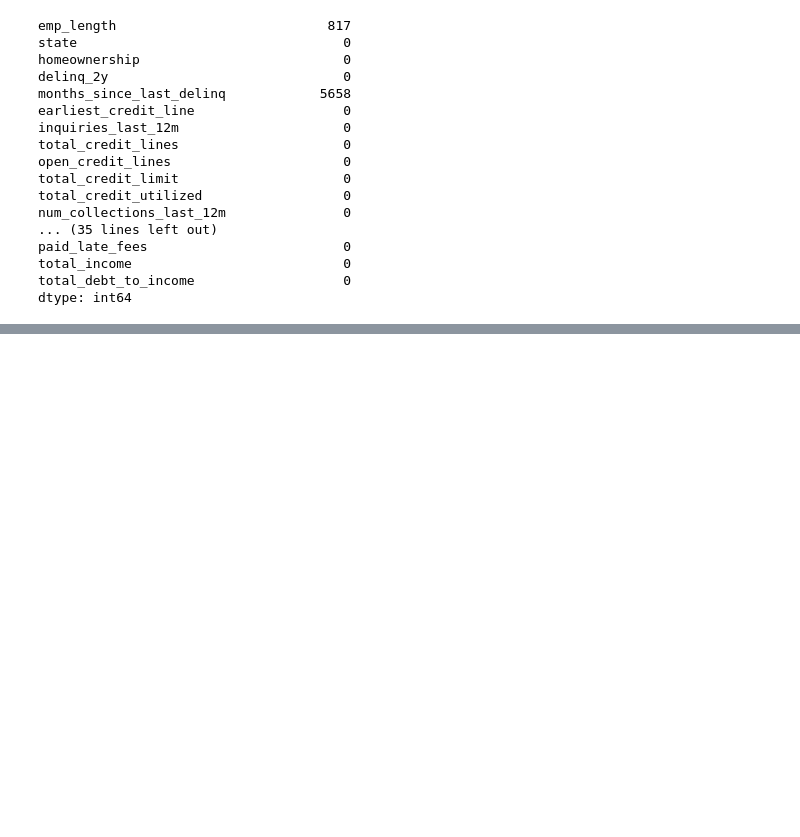
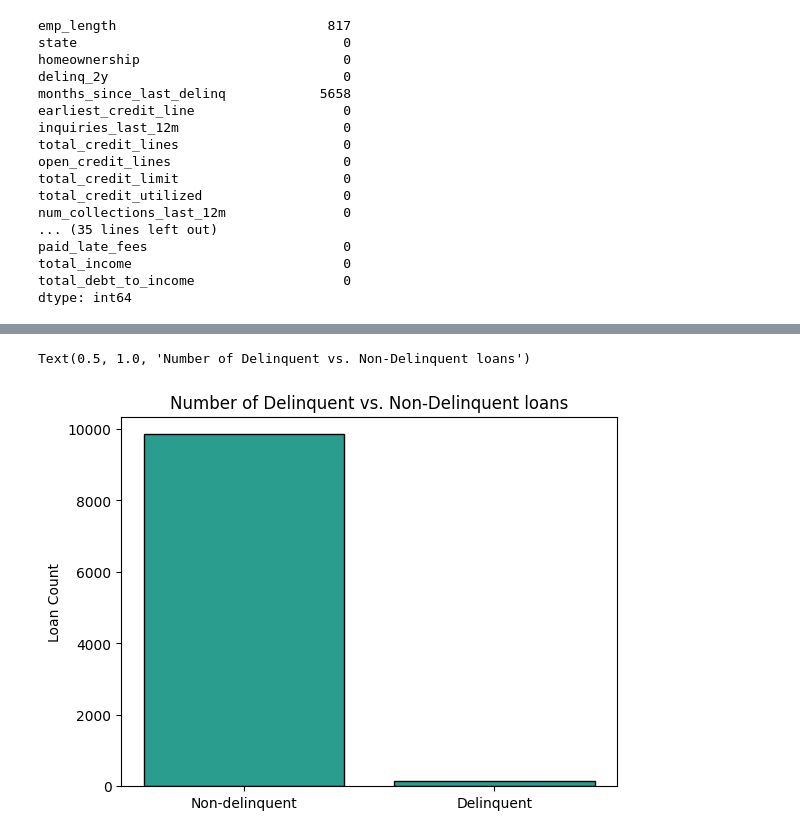
Before and after one commit to Henryblake2777/SDS336_Project, a Jupyter notebook: SDS336_Project_Midterm.ipynb, the cells around one changed output, grey strips where cells are left out. Drawn from its saved outputs; the diff is of its cells as text; code cells hidden in the pictures; blank space fills up the shorter version.

Commit message:
added visualizations

```diff
--- a/SDS336_Project_Midterm.ipynb
+++ b/SDS336_Project_Midterm.ipynb
@@ -164,0 +229,11 @@ print(correlations)
+# %%
+palette = ['#2A9D8F', '#E76F51']
+# %%
+counts = loans['delinquency'].value_counts()
+labels = counts.index.map({0: 'Non-delinquent', 1: 'Delinquent'})
+plt.bar(labels, counts.values, color = palette[0], edgecolor = 'black')
+plt.ylabel('Loan Count')
+plt.title('Number of Delinquent vs. Non-Delinquent loans')
+# %% [output]
+Text(0.5, 1.0, 'Number of Delinquent vs. Non-Delinquent loans')
+[figure, added]
```
Also changed, not shown: parts of 7 cells of this notebook.
